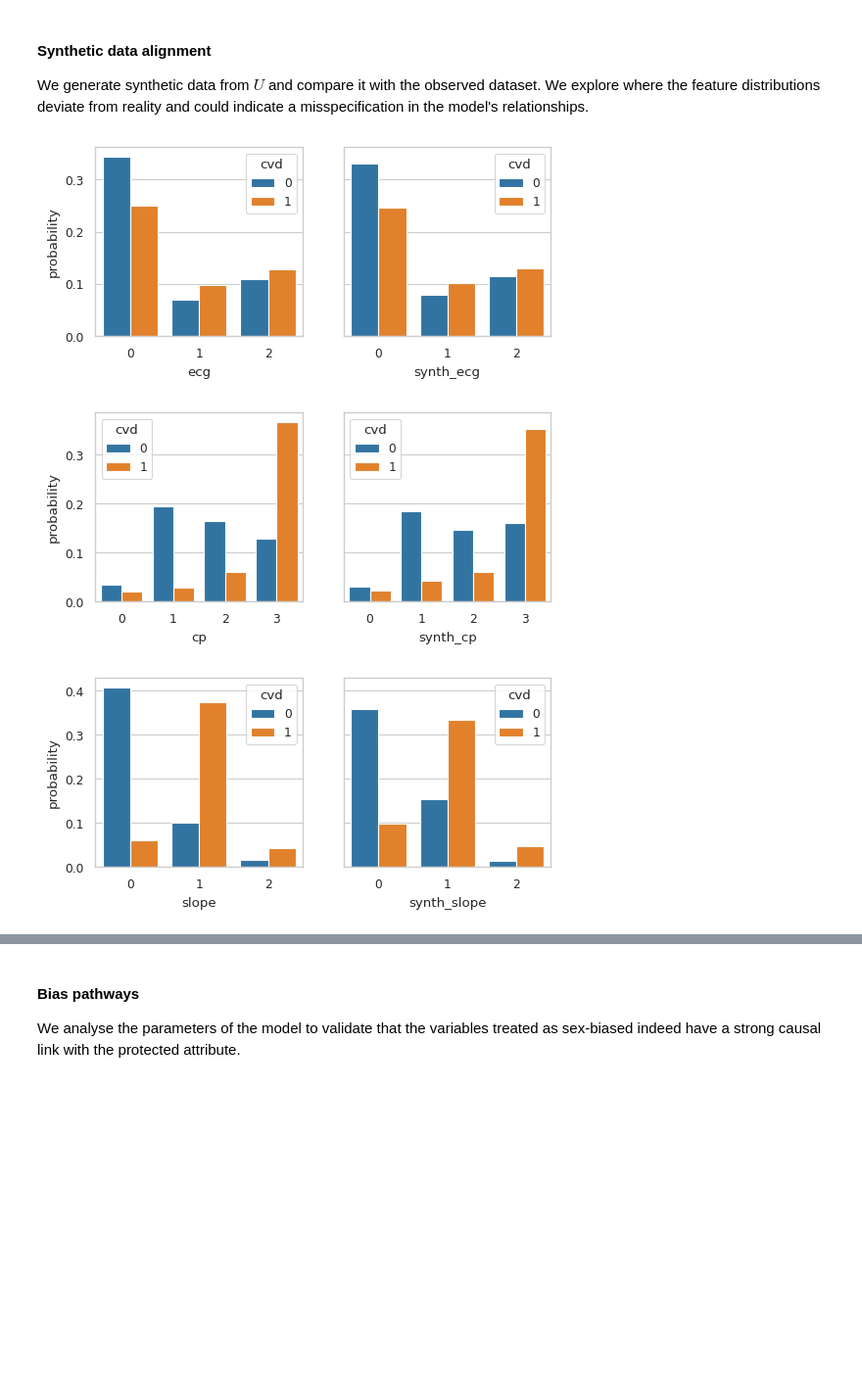
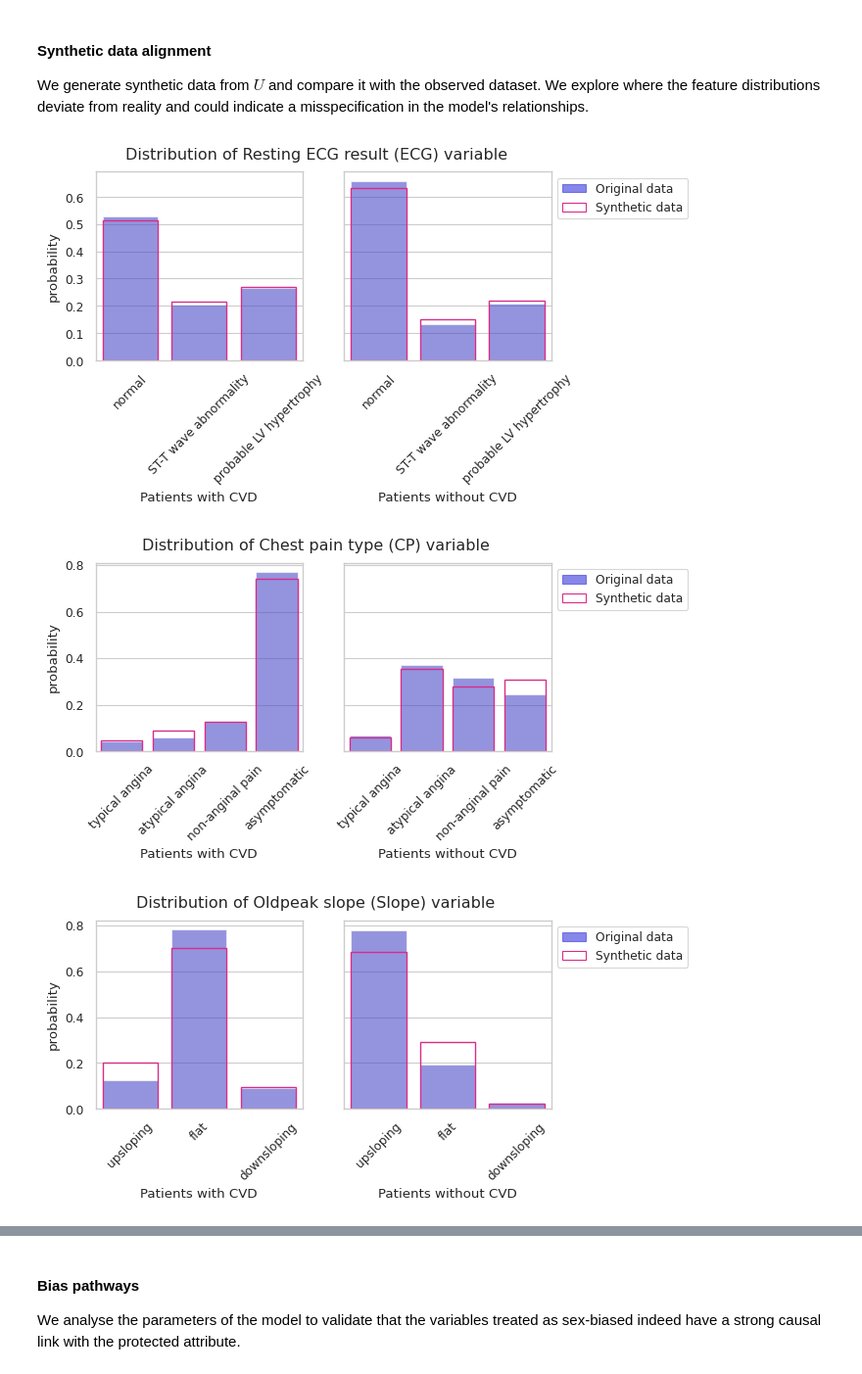
Before and after one commit to LuSyo/Health-ML-Bias-Experiments, a Jupyter notebook: notebooks/02_CAD_counterfactual_fairness.ipynb, the cells around one changed output, grey strips where cells are left out. Shown at 98% size. Cells and saved outputs as stored; diff of their text form; code cells hidden in the pictures; blank space fills up the shorter version.

Commit message:
Compare synth vs original data distributions

```diff
--- a/notebooks/02_CAD_counterfactual_fairness.ipynb
+++ b/notebooks/02_CAD_counterfactual_fairness.ipynb
@@ -877,22 +877,34 @@ non_zero_st = np.exp(np.random.normal(mean_st, sigma_st))
 
 synthetic_heart_disease['synth_st'] = np.where(is_zero, 0, non_zero_st)
 # %%
-# Synth categorical variables distributions compared to original variables
-fig, axes = plt.subplots(1,2, figsize=(6, 2.5), sharey=True)
-sns.countplot(heart_disease, x='ecg', stat='probability', ax=axes[0], hue='cvd')
-sns.countplot(synthetic_heart_disease, x='synth_ecg', stat='probability', ax=axes[1], hue='cvd')
-plt.show()
+import matplotlib.patches as mpatches
+original_c = '#3838DD'
+synthetic_c = '#D92B89'
+alpha=0.6
+original_legend = mpatches.Patch(color=original_c, label='Original data', alpha=alpha)
+synthetic_legend = mpatches.Patch(edgecolor=synthetic_c, fill=False,label='Synthetic data')
 
-fig, axes = plt.subplots(1,2, figsize=(6, 2.5), sharey=True)
-sns.countplot(heart_disease, x='cp', stat='probability', ax=axes[0], hue='cvd')
-sns.countplot(synthetic_heart_disease, x='synth_cp', stat='probability', ax=axes[1], hue='cvd')
-plt.show()
+# Alignment of synthetic categorical and binary variables
+def plot_cat_dist_comparison(data1, data2, label, xticks=[]):
+  fig, axes = plt.subplots(1,2, figsize=(6, 2.5), sharey=True)
+  sns.countplot(heart_disease[heart_disease['cvd'] == 1], x=data1, color=original_c, stat='probability',ax=axes[0], alpha=alpha)
+  sns.countplot(synthetic_heart_disease[synthetic_heart_disease['cvd'] == 1], x=data2, edgecolor=synthetic_c, linewidth=1, fill=False, stat='probability', ax=axes[0])
+  sns.countplot(heart_disease[heart_disease['cvd'] == 0], x=data1, color=original_c, stat='probability',ax=axes[1], alpha=alpha)
+  sns.countplot(synthetic_heart_disease[synthetic_heart_disease['cvd'] == 0], x=data2, edgecolor=synthetic_c, linewidth=1, fill=False, stat='probability',ax=axes[1])
+  axes[1].legend(handles=[original_legend, synthetic_legend], loc='upper left', bbox_to_anchor=(1,1))
+  axes[0].set_xlabel('Patients with CVD')
+  axes[1].set_xlabel('Patients without CVD')
+  axes[0].set_xticks(axes[0].get_xticks(), xticks, rotation=45)
+  axes[1].set_xticks(axes[1].get_xticks(), xticks, rotation=45)
+  plt.suptitle(f'Distribution of {label} variable')
+  plt.show()
 
-fig, axes = plt.subplots(1,2, figsize=(6, 2.5), sharey=True)
-sns.countplot(heart_disease, x='slope', stat='probability', ax=axes[0], hue='cvd')
-sns.countplot(synthetic_heart_disease, x='synth_slope', stat='probability', ax=axes[1], hue='cvd')
-plt.show()
+plot_cat_dist_comparison('ecg', 'synth_ecg', 'Resting ECG result (ECG)', xticks=['normal','ST-T wave abnormality','probable LV hypertrophy'])
+plot_cat_dist_comparison('cp', 'synth_cp', 'Chest pain type (CP)', xticks=['typical angina','atypical angina','non-anginal pain','asymptomatic'])
+plot_cat_dist_comparison('slope', 'synth_slope', 'Oldpeak slope (Slope)', xticks=['upsloping','flat','downsloping'])
+plot_cat_dist_comparison('ang', 'synth_ang', 'Exercise induced angina (Ang)', xticks=['yes', 'no'])
+plot_cat_dist_comparison('fbs', 'synth_fbs', 'Fasting Blood Sugar > 120 mg/dl (FBS)', xticks=['false', 'true'])
 # %% [output]
-[figure, old version]
+[figure, new version]
-[figure, old version]
+[figure, new version]
-[figure, old version]
+[figure, new version]
```
Also changed, not shown: parts of 2 cells of this notebook.
